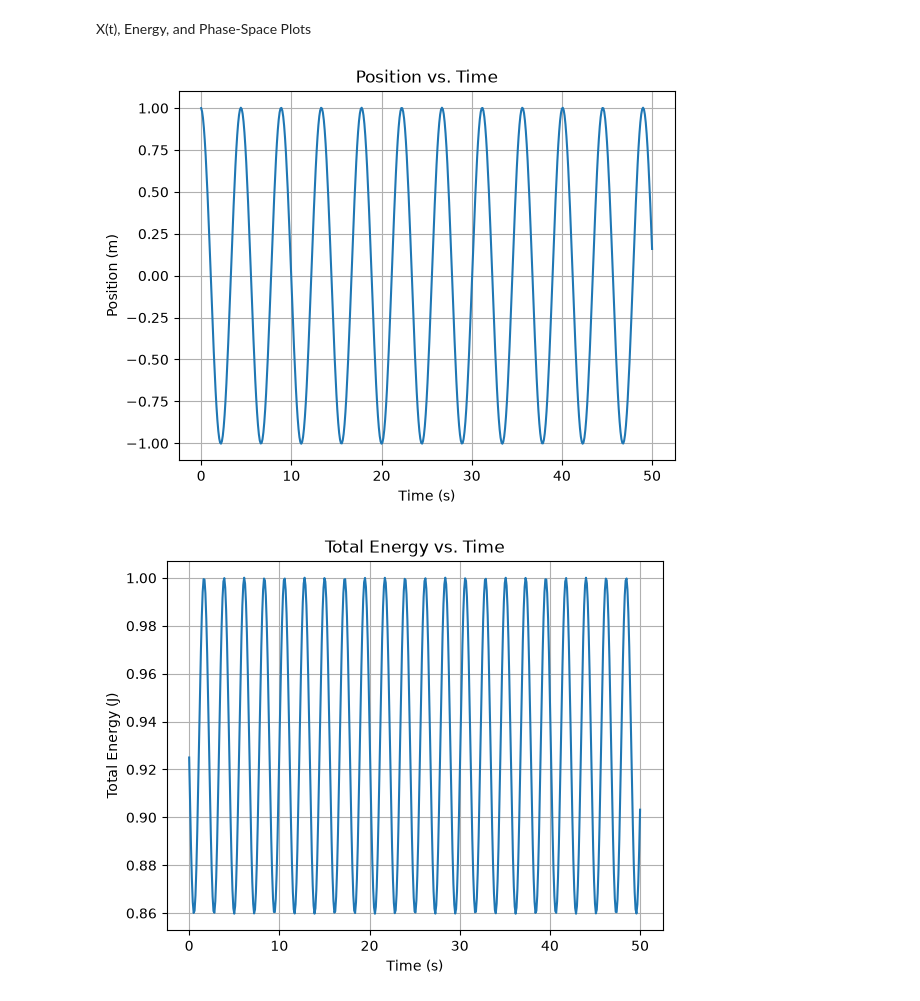
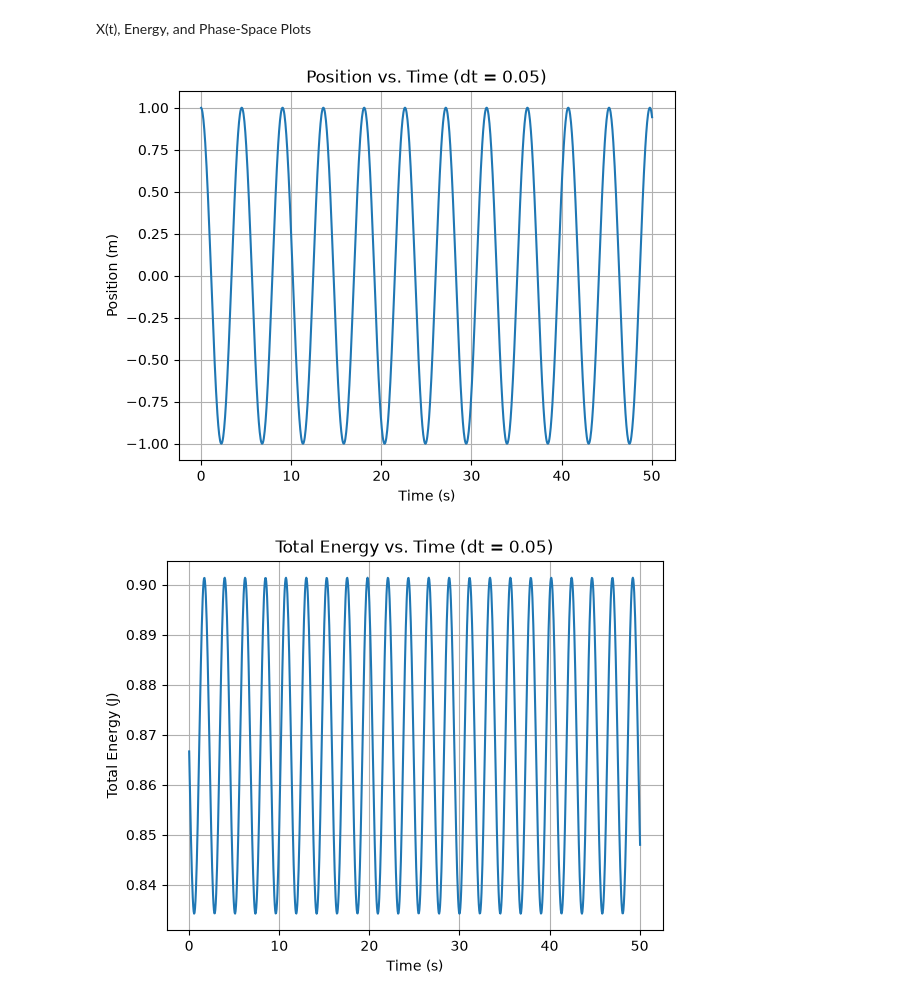
Before and after one commit to tsears1-utk/phys311, a Jupyter notebook: block checkpoints/block_01.ipynb, the cells around one changed output. Saved outputs shown, nothing was run; the diff lists cells and outputs as text; code cells hidden in the pictures.

```diff
--- a/block checkpoints/block_01.ipynb
+++ b/block checkpoints/block_01.ipynb
@@ -20,11 +20,11 @@ Euler-Cromer Simulaion
 m = 1 # Mass
 k = 1 # Spring Constant
 C = 0.1 # Magnet Strength Coefficient
-d = 3 # Distance From Center To Each Magnet
+d = 2 # Distance From Center To Each Magnet
 
 x0 = 1.0 # Initial Displacement (Measured to the right from the origin)
 v0 = 0.0 # Initial Velocity
-dt = 0.1 # Time Step
+dt = 0.05 # Time Step
 t_max = 50 # Must Use A Specific t_max Because Forces Are Non-Linear
 
 def simulate(dt):
@@ -86,32 +86,32 @@ X(t), Energy, and Phase-Space Plots
 # %%
 ts, xs, vs, Es = simulate(dt)
 
 # Plot position vs time
 plt.figure()
 plt.plot(ts, xs)
 plt.xlabel("Time (s)")
 plt.ylabel("Position (m)")
-plt.title("Position vs. Time")
+plt.title("Position vs. Time (dt = 0.05)")
 plt.grid()
 plt.show()
 
 # Plot energy vs time
 plt.figure()
 plt.plot(ts, Es)
 plt.xlabel("Time (s)")
 plt.ylabel("Total Energy (J)")
-plt.title("Total Energy vs. Time")
+plt.title("Total Energy vs. Time (dt = 0.05)")
 plt.grid()
 plt.show()
 
 # Plot phase space
 plt.figure()
 plt.plot(xs, vs)
 plt.xlabel("Position (m)")
 plt.ylabel("Velocity (m/s)")
-plt.title("Phase Space")
+plt.title("Phase Space (dt = 0.05)")
 plt.grid()
 plt.show()
 # %% [output]
-[figure, old version]
+[figure, new version]
-[figure, old version]
+[figure, new version]
```
Also changed, not shown: parts of 9 cells of this notebook.
